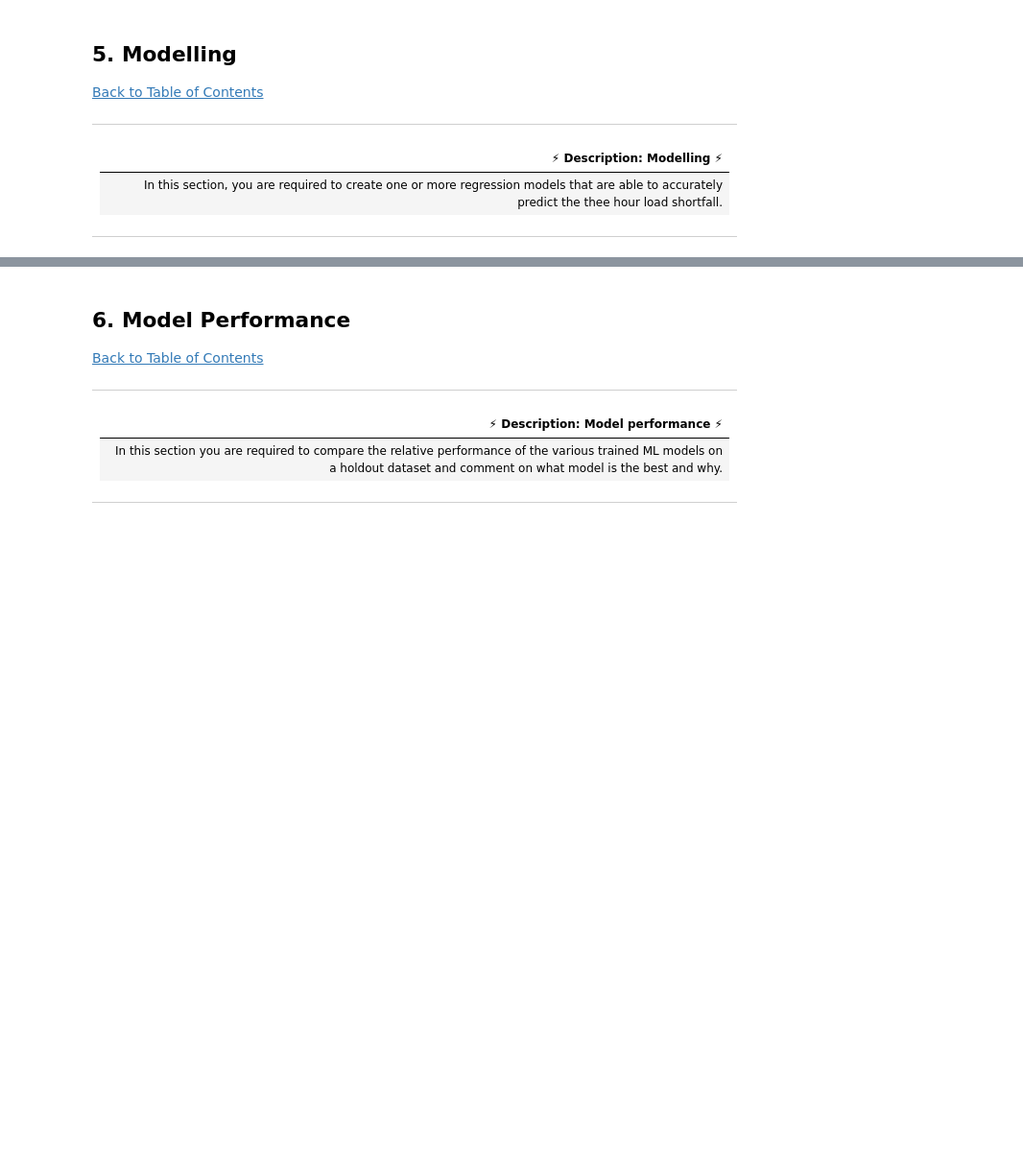
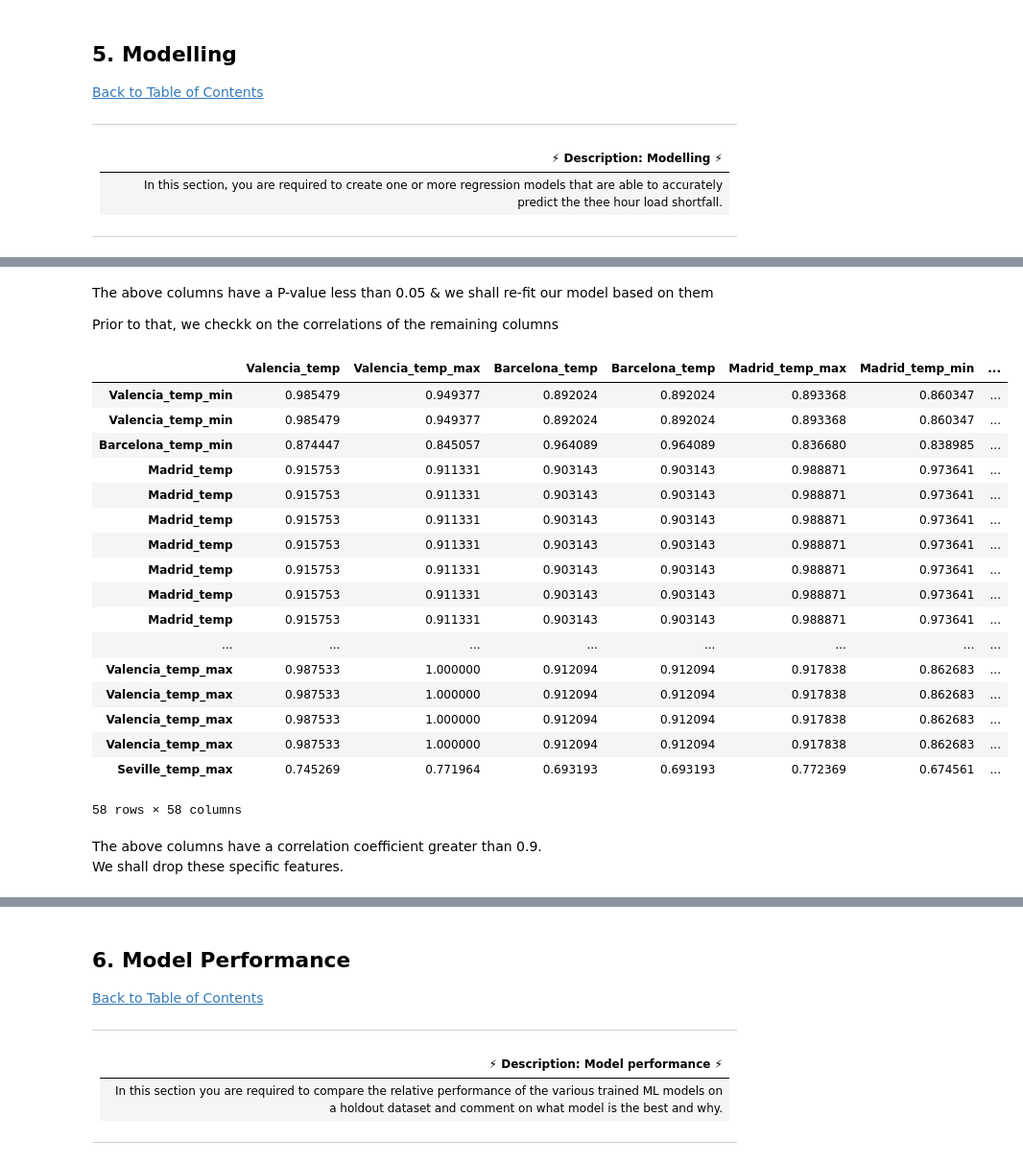
Before and after one commit to KenCBonyo/2110ACDS_ND5, a Jupyter notebook: 2110ACDS_ND5_v0.3.ipynb, the cells around one changed output, grey strips where cells are left out. Shown at 96% size. Cells and saved outputs as stored; diff of their text form; code cells hidden in the pictures; blank space fills up the shorter version.

```diff
--- a/2110ACDS_ND5_v0.3.ipynb
+++ b/2110ACDS_ND5_v0.3.ipynb
@@ -507,0 +613,17 @@ Text(0.5, 1.0, 'Correlation Heatmap')
+# %%
+#calculate the correlation between predictor variables and the response variable
+corrs = train_copy_df.corr()['load_shortfall_3h'].sort_values(ascending=False)
+
+#Build a dictionary of correlation coefficients and p-values
+corr_p_dict = {}
+
+column_titles = [col for col in corrs.index if col!='load_shortfall_3h']
+for col in column_titles:
+    p_val = round(pearsonr(train_copy_df[col], train_copy_df['load_shortfall_3h'])[1],6)
+    corr_p_dict[col] = {'Correlation_Coefficient':corrs[col],
+                    'P_Value':p_val}
+
+#create a new dataframe to store the correlation coefficients and p-values for reference
+corr_p_df = pd.DataFrame(corr_p_dict).T
+corr_p_df_sorted = corr_p_df.sort_values('P_Value')
+corr_p_df_sorted[corr_p_df_sorted['P_Value']<0.1]
@@ -507,0 +651,8 @@ Text(0.5, 1.0, 'Correlation Heatmap')
+# %%
+#the dependent variable is still the same
+y_shortfall= train_copy_df['load_shortfall_3h']
+
+#model building - independent variable (IV) DataFrame
+X_names = list (corr_p_df[corr_p_df['P_Value'] < 0.05].index)
+X_data = train_copy_df[X_names]
+print(X_data.columns)
@@ -507,0 +677,37 @@ Text(0.5, 1.0, 'Correlation Heatmap')
+# %% [markdown]
+The above columns have a P-value less than 0.05 & we shall re-fit our model based on them <br/>
+
+Prior to that, we checkk on the correlations of the remaining columns
+# %%
+#create correlation matrix again
+#find rows and columns where correlation coefficients >0.9 or <-0.9
+corr = X_data.corr()
+r,c = np.where(np.abs(corr) > 0.9)
+
+#the off diagonal entries
+off_diagonal = np.where(r != c)
+
+# Show the correlation matrix rows and columns where we have highly correlated off diagonal entries:
+corr.iloc[r[off_diagonal], c[off_diagonal]]
+# %% [output]
+|  | Valencia_temp | Valencia_temp_max | Barcelona_temp | Barcelona_temp | Madrid_temp_max | Madrid_temp_min | ... |
+| Valencia_temp_min | 0.985479 | 0.949377 | 0.892024 | 0.892024 | 0.893368 | 0.860347 | ... |
+| Valencia_temp_min | 0.985479 | 0.949377 | 0.892024 | 0.892024 | 0.893368 | 0.860347 | ... |
+| Barcelona_temp_min | 0.874447 | 0.845057 | 0.964089 | 0.964089 | 0.836680 | 0.838985 | ... |
+| Madrid_temp | 0.915753 | 0.911331 | 0.903143 | 0.903143 | 0.988871 | 0.973641 | ... |
+| Madrid_temp | 0.915753 | 0.911331 | 0.903143 | 0.903143 | 0.988871 | 0.973641 | ... |
+| Madrid_temp | 0.915753 | 0.911331 | 0.903143 | 0.903143 | 0.988871 | 0.973641 | ... |
+| Madrid_temp | 0.915753 | 0.911331 | 0.903143 | 0.903143 | 0.988871 | 0.973641 | ... |
+| Madrid_temp | 0.915753 | 0.911331 | 0.903143 | 0.903143 | 0.988871 | 0.973641 | ... |
+| Madrid_temp | 0.915753 | 0.911331 | 0.903143 | 0.903143 | 0.988871 | 0.973641 | ... |
+| Madrid_temp | 0.915753 | 0.911331 | 0.903143 | 0.903143 | 0.988871 | 0.973641 | ... |
+| ... | ... | ... | ... | ... | ... | ... | ... |
+| Valencia_temp_max | 0.987533 | 1.000000 | 0.912094 | 0.912094 | 0.917838 | 0.862683 | ... |
+| Valencia_temp_max | 0.987533 | 1.000000 | 0.912094 | 0.912094 | 0.917838 | 0.862683 | ... |
+| Valencia_temp_max | 0.987533 | 1.000000 | 0.912094 | 0.912094 | 0.917838 | 0.862683 | ... |
+| Valencia_temp_max | 0.987533 | 1.000000 | 0.912094 | 0.912094 | 0.917838 | 0.862683 | ... |
+| Seville_temp_max | 0.745269 | 0.771964 | 0.693193 | 0.693193 | 0.772369 | 0.674561 | ... |
+58 rows × 58 columns
+# %% [markdown]
+The above columns have a correlation coefficient greater than 0.9. <br/>
+We shall drop these specific features.
```
Also changed, not shown: parts of 49 cells of this notebook.
